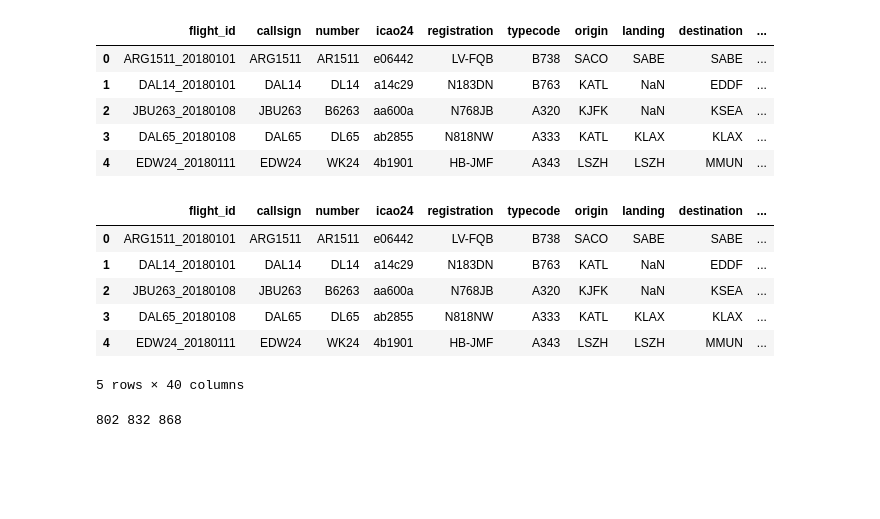
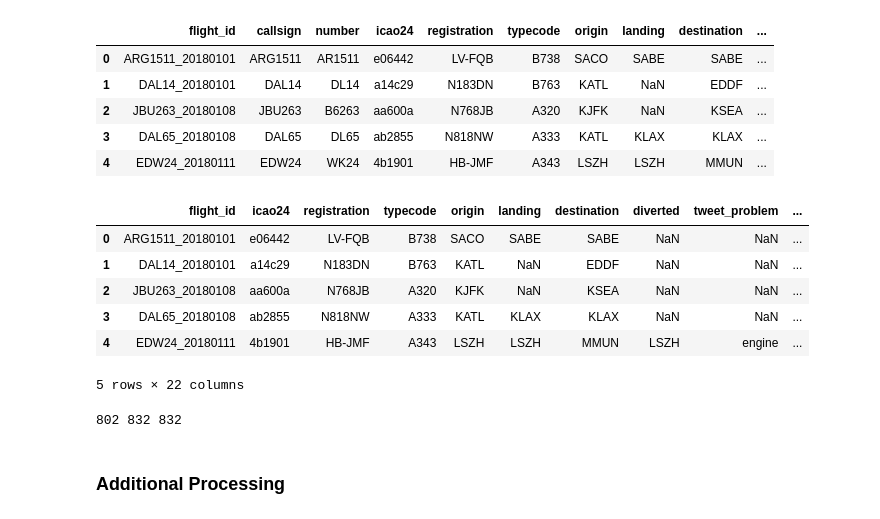
Before and after one commit to ralfreuvers/Constructor-Group-Project-Aviation, a Jupyter notebook: notebooks/aircraft_data_response_extraction_to_df.ipynb, the cells around one changed output. Saved outputs shown, nothing was run; the diff lists cells and outputs as text; code cells hidden in the pictures; blank space fills up the shorter version.

Commit message:
final processed data v1

```diff
--- a/notebooks/aircraft_data_response_extraction_to_df.ipynb
+++ b/notebooks/aircraft_data_response_extraction_to_df.ipynb
@@ -131,6 +116,8 @@ Data columns (total 24 columns):
 dtypes: bool(3), float64(3), int64(2), object(16)
 memory usage: 134.1+ KB
 # %%
-df_ac_response_raw.rename(columns={"reg" : "registration"}, inplace=True)
+df_ac_response_raw.rename(columns={"reg" : "registration",
+                                   "hexIcao": "icao24"}, inplace=True)
+df_ac_response_raw['icao24'] = df_ac_response_raw['icao24'].str.lower()
 df_ac_response_raw.head()
 # %% [output]
@@ -143,3 +130,23 @@ df_ac_response_raw.head()
 5 rows × 24 columns
 # %% [markdown]
 ### Drop Useless Columns
+# %%
+drop_list_ac_response = ['id',                  # identifier particular to the API
+                         'active',              # not relevant to study
+                         'serial',              # not relevant to study
+                         'iataCodeShort',       # we have an ICAO code equivalent and this is redundant
+                         'numSeats',            # not relevant to study / highly variable by ac config.
+                         'rolloutDate',         # we have an age and this is redundant
+                         'firstFlightDate',     # we have an age and this is redundant
+                         'deliveryDate',        # we have an age and this is redundant
+                         'numEngines',          # not relevant to the study
+                         'engineType',          # not relevant to the study (note this just specifies jet, not the engine model)
+                         'modelCode',           # not relevant to the study, redundant with production line
+                         'typeName',            # not relevant to the study, redundant with production line
+                         'numRegistrations',    # may be relevant to study but not including at this time due to processing (what may be relevant is the number of registrations prior to the emergency registration)
+                         'registrationDate',    # see 'numRegistrations'
+                         'registrations'        # see 'numRegistrations'
+                         ]
+# %%
+df_ac_response_raw.drop(columns=drop_list_ac_response, inplace=True)
+df_ac_response_raw.head()
@@ -175,21 +189,32 @@ df_squawk7700_raw.head()
 | 2 | JBU263_20180108 | JBU263 | B6263 | aa600a | N768JB | A320 | KJFK | NaN | KSEA | ... |
 | 3 | DAL65_20180108 | DAL65 | DL65 | ab2855 | N818NW | A333 | KATL | KLAX | KLAX | ... |
 | 4 | EDW24_20180111 | EDW24 | WK24 | 4b1901 | HB-JMF | A343 | LSZH | LSZH | MMUN | ... |
+# %%
+drop_list_squawk7700 = ['callsign', # not relevant to study
+                        'number'    # not relevant to study
+                        ]
+
+df_squawk7700_raw.drop(columns=drop_list_squawk7700, inplace=True)
 # %%
-df_squawk7700_processed = pd.merge(df_squawk7700_raw, df_ac_response_raw, on='registration', how='inner')
-df_squawk7700_processed.head()
+df_squawk7700_pre_processed = pd.merge(df_squawk7700_raw,
+                                   df_ac_response_raw,
+                                   on=['registration','icao24'],
+                                   how='inner')
+df_squawk7700_pre_processed.head()
 # %% [output]
-|  | flight_id | callsign | number | icao24 | registration | typecode | origin | landing | destination | ... |
-| 0 | ARG1511_20180101 | ARG1511 | AR1511 | e06442 | LV-FQB | B738 | SACO | SABE | SABE | ... |
-| 1 | DAL14_20180101 | DAL14 | DL14 | a14c29 | N183DN | B763 | KATL | NaN | EDDF | ... |
-| 2 | JBU263_20180108 | JBU263 | B6263 | aa600a | N768JB | A320 | KJFK | NaN | KSEA | ... |
-| 3 | DAL65_20180108 | DAL65 | DL65 | ab2855 | N818NW | A333 | KATL | KLAX | KLAX | ... |
-| 4 | EDW24_20180111 | EDW24 | WK24 | 4b1901 | HB-JMF | A343 | LSZH | LSZH | MMUN | ... |
+|  | flight_id | icao24 | registration | typecode | origin | landing | destination | diverted | tweet_problem | ... |
+| 0 | ARG1511_20180101 | e06442 | LV-FQB | B738 | SACO | SABE | SABE | NaN | NaN | ... |
+| 1 | DAL14_20180101 | a14c29 | N183DN | B763 | KATL | NaN | EDDF | NaN | NaN | ... |
+| 2 | JBU263_20180108 | aa600a | N768JB | A320 | KJFK | NaN | KSEA | NaN | NaN | ... |
+| 3 | DAL65_20180108 | ab2855 | N818NW | A333 | KATL | KLAX | KLAX | NaN | NaN | ... |
+| 4 | EDW24_20180111 | 4b1901 | HB-JMF | A343 | LSZH | LSZH | MMUN | LSZH | engine | ... |
-5 rows × 40 columns
+5 rows × 22 columns
 # %%
 print(len(df_ac_response_raw),
       len(df_squawk7700_raw),
-      len(df_squawk7700_processed)
+      len(df_squawk7700_pre_processed)
       )
 # %% [output]
-802 832 868
+802 832 832
+# %% [markdown]
+### Additional Processing
```
Also changed, not shown: parts of 15 cells of this notebook, 1 other file.
